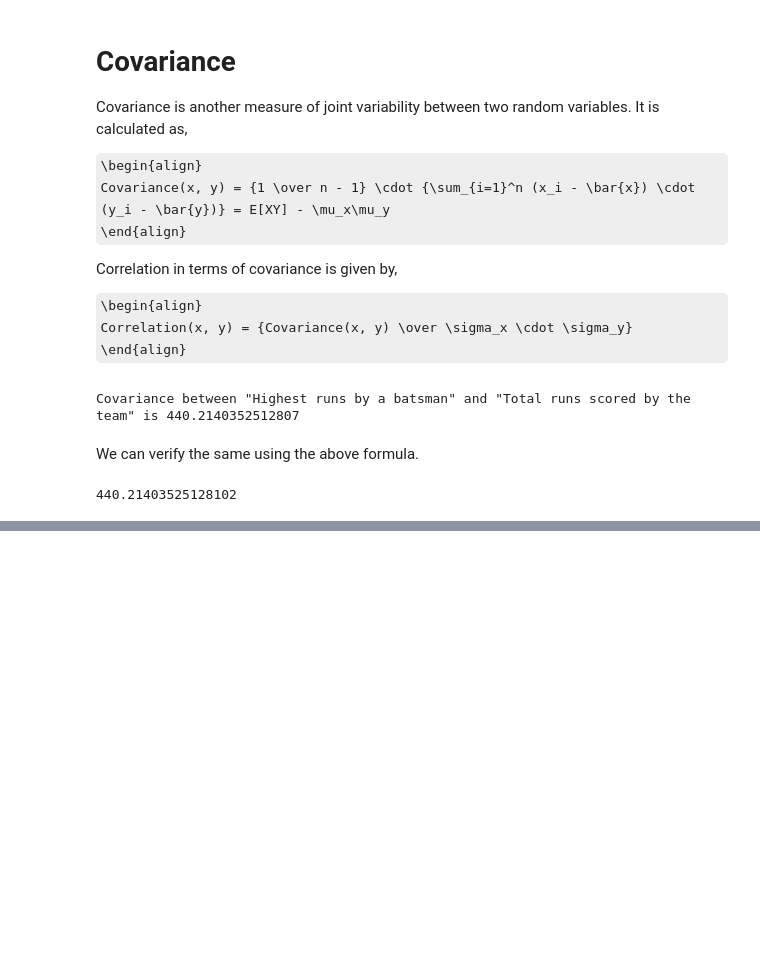
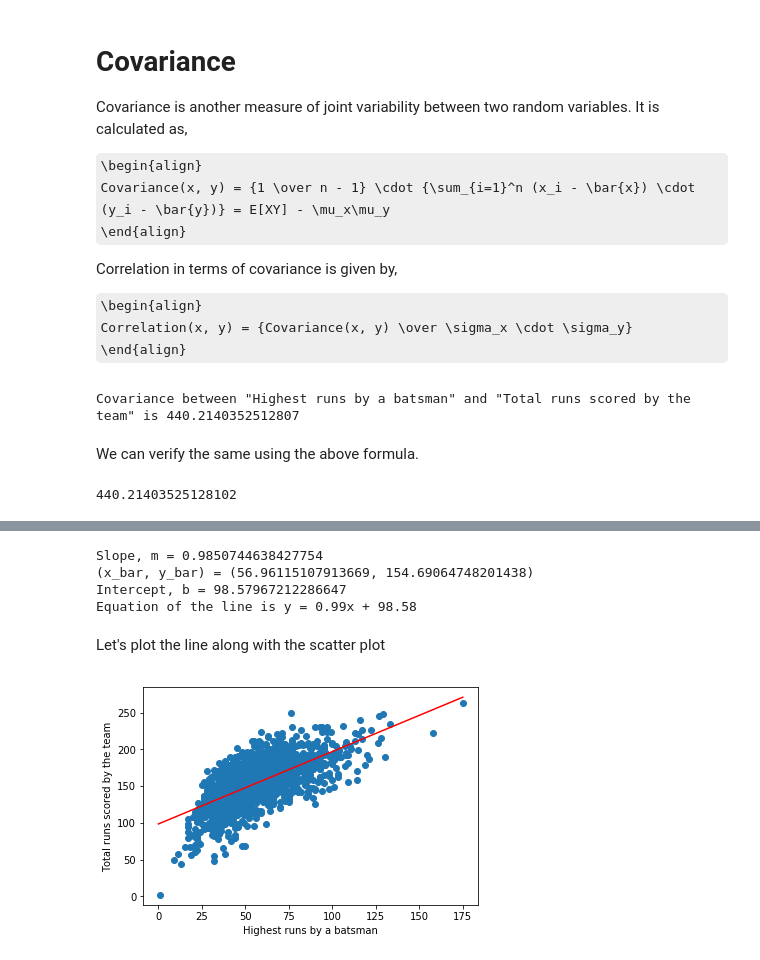
Before and after one commit to nowke/notebooks, a Jupyter notebook: Statistics_3_Bivariate_data.ipynb, the cells around one changed output, grey strips where cells are left out. Drawn from its saved outputs; the diff is of its cells as text; code cells hidden in the pictures; some formulas as TeX source; blank space fills up the shorter version.

```diff
--- a/Statistics_3_Bivariate_data.ipynb
+++ b/Statistics_3_Bivariate_data.ipynb
@@ -155,0 +182,33 @@ corr * total_highest_df.highest.std() * total_highest_df.total.std()
+# %%
+# Step 1: Find slope
+m = corr * total_highest_df.total.std() / total_highest_df.highest.std()
+print(f'Slope, m = {m}')
+
+# Step 2: Find (x_bar, y_bar)
+x_bar, y_bar = total_highest_df.highest.mean(), total_highest_df.total.mean()
+print(f'(x_bar, y_bar) = ({x_bar}, {y_bar})')
+
+# Step 3: Find intercept
+b = y_bar - m * x_bar
+print(f'Intercept, b = {b}')
+
+# Equation of the line
+print(f'Equation of the line is y = {m:.2f}x + {b:.2f}')
+# %% [output]
+Slope, m = 0.9850744638427754
+(x_bar, y_bar) = (56.96115107913669, 154.69064748201438)
+Intercept, b = 98.57967212286647
+Equation of the line is y = 0.99x + 98.58
+# %% [markdown]
+Let's plot the line along with the scatter plot
+# %%
+pyplot.scatter(total_highest_df.highest, total_highest_df.total)
+pyplot.xlabel("Highest runs by a batsman")
+pyplot.ylabel("Total runs scored by the team")
+
+# Two points (x1, y1), (x2, y2) that follows the eqn y = mx + b
+(x1, y1), (x2, y2) = (0, b), (175, 175*m + b)
+pyplot.plot([x1, x2], [y1, y2], 'r-')
+pyplot.show()
+# %% [output]
+[figure, added]
```
Also changed, not shown: parts of 2 cells of this notebook.
